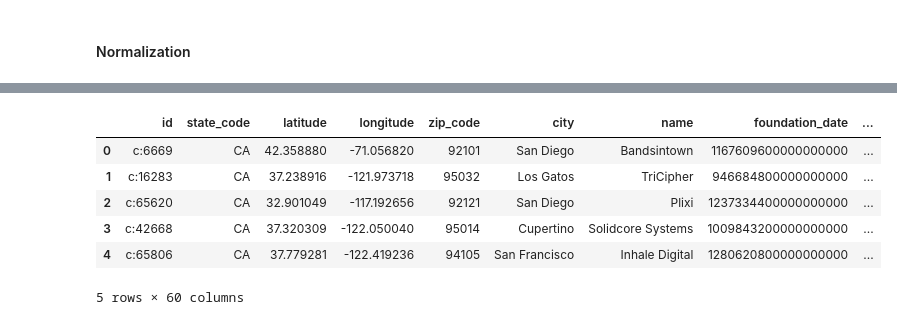
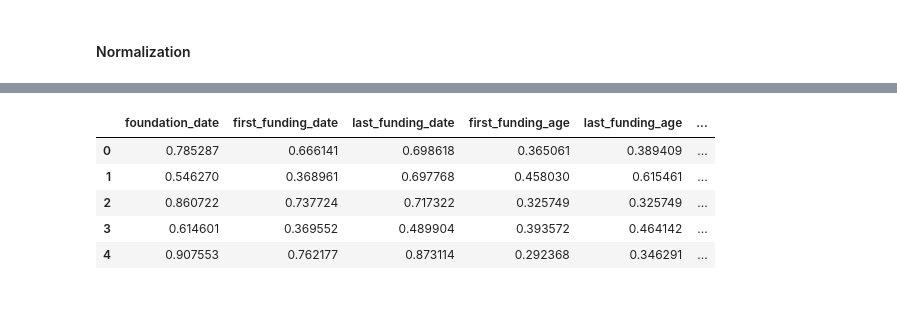
Before and after one commit to Liri-Be/DataMining, a Jupyter notebook: part-1/part1.ipynb, the cells around one changed output, grey strips where cells are left out. Saved outputs shown, nothing was run; the diff lists cells and outputs as text; code cells hidden in the pictures.

```diff
--- a/part-1/part1.ipynb
+++ b/part-1/part1.ipynb
@@ -614,0 +781,3 @@ Name: avg_group_size_bins, dtype: int64
+# %%
+data_frame['state_code_bins'] = data_frame['country'].map({state: i for i, state in enumerate(data_frame['country'].unique())})
+data_frame['state_code_bins'].value_counts()
@@ -614,0 +791,5 @@ Name: avg_group_size_bins, dtype: int64
+# %%
+for col in COLUMNS_IS_CATEGORY:
+    data_frame.loc[data_frame[col]==1, 'category_1'] = col.strip("is_")
+data_frame['category_bins'] = data_frame['category_1'].map({state: i for i, state in enumerate(data_frame['category_1'].unique())})
+data_frame['category_bins'].value_counts()
@@ -614,0 +827,8 @@ Name: avg_group_size_bins, dtype: int64
+# %%
+droppings = ['id', 'state_code', 'latitude', 'longitude', 'zip_code', 'city', 'name',
+       'connections', 'funding_rounds', 'milestones', 'category', 'avg_group_size',
+       'avg_group_size', 'Target', 'state_code_codes', 'category_codes', 'city_codes',
+       'country', 'in_Top500_str', 'category_1'] + COLUMNS_IN_STATE + COLUMNS_IS_CATEGORY  # and nominal data-s
+data_frame_clean = data_frame.drop(droppings, axis=1)
+print("Columns after dropping")
+data_frame_clean.columns
@@ -629,0 +868,7 @@ for col in cols:
+# %%
+# transform the data columns to be numeric, so we can normalize them :)
+data_frame_clean['foundation_date'] = data_frame_clean['foundation_date'].astype('int64')
+data_frame_clean['first_funding_date'] = data_frame_clean['first_funding_date'].astype('int64')
+data_frame_clean['last_funding_date'] = data_frame_clean['last_funding_date'].astype('int64')
+
+data_frame_clean.info()
@@ -630,10 +902,9 @@ for col in cols:
 # %%
-data_frame.head()
+data_frame_clean.head()
 # %% [output]
-|  | id | state_code | latitude | longitude | zip_code | city | name | foundation_date | ... |
-| 0 | c:6669 | CA | 42.358880 | -71.056820 | 92101 | San Diego | Bandsintown | 1167609600000000000 | ... |
-| 1 | c:16283 | CA | 37.238916 | -121.973718 | 95032 | Los Gatos | TriCipher | 946684800000000000 | ... |
-| 2 | c:65620 | CA | 32.901049 | -117.192656 | 92121 | San Diego | Plixi | 1237334400000000000 | ... |
-| 3 | c:42668 | CA | 37.320309 | -122.050040 | 95014 | Cupertino | Solidcore Systems | 1009843200000000000 | ... |
-| 4 | c:65806 | CA | 37.779281 | -122.419236 | 94105 | San Francisco | Inhale Digital | 1280620800000000000 | ... |
+|  | foundation_date | first_funding_date | last_funding_date | first_funding_age | last_funding_age | ... |
+| 0 | 0.785287 | 0.666141 | 0.698618 | 0.365061 | 0.389409 | ... |
+| 1 | 0.546270 | 0.368961 | 0.697768 | 0.458030 | 0.615461 | ... |
+| 2 | 0.860722 | 0.737724 | 0.717322 | 0.325749 | 0.325749 | ... |
+| 3 | 0.614601 | 0.369552 | 0.489904 | 0.393572 | 0.464142 | ... |
+| 4 | 0.907553 | 0.762177 | 0.873114 | 0.292368 | 0.346291 | ... |
-5 rows × 60 columns
```
Also changed, not shown: parts of 82 cells of this notebook.
